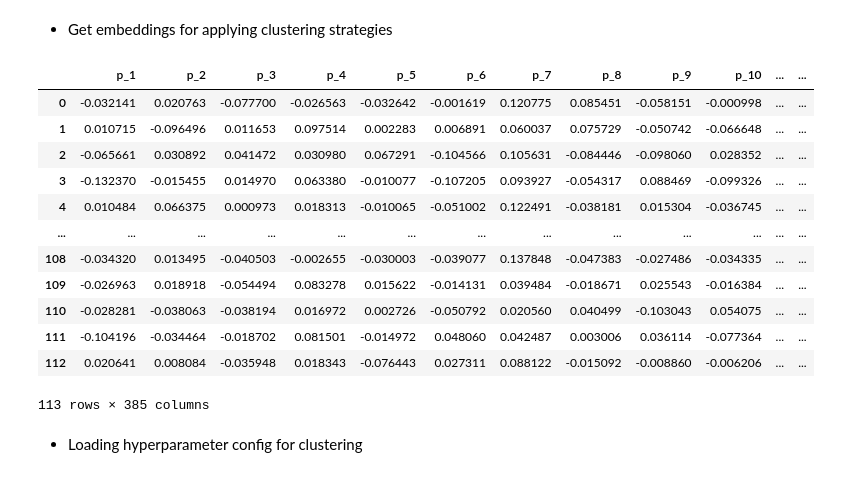
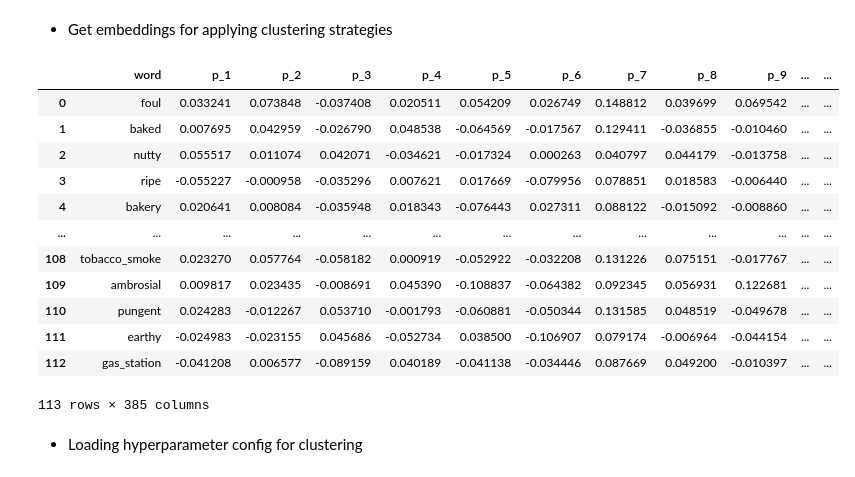
Before and after one commit to dMedinaO/demo_processing_odor, a Jupyter notebook: src/1_word_clustering.ipynb, the cells around one changed output. Cells and saved outputs as stored; diff of their text form; code cells hidden in the pictures.

```diff
--- a/src/1_word_clustering.ipynb
+++ b/src/1_word_clustering.ipynb
@@ -26,0 +35,3 @@ def get_profile(row, label_columns):
+# %%
+df_updated.drop(columns = ["fcfp_compact", "fcfp_environments"], inplace=True)
+df_updated.head(2)
@@ -26,0 +43,5 @@ def get_profile(row, label_columns):
+# %%
+cols = ["CAS-Id"] + [col for col in df_updated.columns if col != "CAS-Id"]
+df_updated = df_updated[cols]
+df_updated.columns = df_updated.columns.str.lower().str.replace("-", "_")
+df_updated.head(2)
@@ -27,4 +53,5 @@ def get_profile(row, label_columns):
 # %%
-df_data = pd.read_csv("../raw_data/curated_PrimaryOdor.csv")
-df_data.head(5)
+# df_data = pd.read_csv("../raw_data/curated_PrimaryOdor.csv")
+df_data = df_updated.copy()
+df_data.head(2)
 # %% [output]
@@ -51,7 +75,7 @@ Index(['standardized_smiles', 'odor_2', 'odor_3', 'odor_4', 'odor_5', 'odor_6',
 # %%
 list_unique_odors = []
 
-for i in range(2, 38):
+for i in range(1, 37):
     column = f"odor_{i}"
     unique_values = df_data[column].unique().tolist()
     unique_values = [str(value).replace(" ", "_").lower() for value in unique_values]
@@ -70,30 +94,30 @@ model = SentenceTransformer('all-MiniLM-L6-v2')
 # %%
 matrix_for_clustering = []
 list_words_for_clustering = []
 
 for word in list_unique_odors:
     if str(word) != "nan":
         vector = model.encode(word)
         matrix_for_clustering.append(vector)
         list_words_for_clustering.append(word)
 
 header = [f"p_{i+1}" for i in range(len(matrix_for_clustering[0]))]
 df_for_clustering = pd.DataFrame(data=matrix_for_clustering, columns=header)
-df_for_clustering['word'] = list_words_for_clustering
+df_for_clustering.insert(0, 'word', list_words_for_clustering)
 df_for_clustering
 # %% [output]
-|  | p_1 | p_2 | p_3 | p_4 | p_5 | p_6 | p_7 | p_8 | p_9 | p_10 | ... | ... |
-| 0 | -0.032141 | 0.020763 | -0.077700 | -0.026563 | -0.032642 | -0.001619 | 0.120775 | 0.085451 | -0.058151 | -0.000998 | ... | ... |
-| 1 | 0.010715 | -0.096496 | 0.011653 | 0.097514 | 0.002283 | 0.006891 | 0.060037 | 0.075729 | -0.050742 | -0.066648 | ... | ... |
-| 2 | -0.065661 | 0.030892 | 0.041472 | 0.030980 | 0.067291 | -0.104566 | 0.105631 | -0.084446 | -0.098060 | 0.028352 | ... | ... |
-| 3 | -0.132370 | -0.015455 | 0.014970 | 0.063380 | -0.010077 | -0.107205 | 0.093927 | -0.054317 | 0.088469 | -0.099326 | ... | ... |
-| 4 | 0.010484 | 0.066375 | 0.000973 | 0.018313 | -0.010065 | -0.051002 | 0.122491 | -0.038181 | 0.015304 | -0.036745 | ... | ... |
+|  | word | p_1 | p_2 | p_3 | p_4 | p_5 | p_6 | p_7 | p_8 | p_9 | ... | ... |
+| 0 | foul | 0.033241 | 0.073848 | -0.037408 | 0.020511 | 0.054209 | 0.026749 | 0.148812 | 0.039699 | 0.069542 | ... | ... |
+| 1 | baked | 0.007695 | 0.042959 | -0.026790 | 0.048538 | -0.064569 | -0.017567 | 0.129411 | -0.036855 | -0.010460 | ... | ... |
+| 2 | nutty | 0.055517 | 0.011074 | 0.042071 | -0.034621 | -0.017324 | 0.000263 | 0.040797 | 0.044179 | -0.013758 | ... | ... |
+| 3 | ripe | -0.055227 | -0.000958 | -0.035296 | 0.007621 | 0.017669 | -0.079956 | 0.078851 | 0.018583 | -0.006440 | ... | ... |
+| 4 | bakery | 0.020641 | 0.008084 | -0.035948 | 0.018343 | -0.076443 | 0.027311 | 0.088122 | -0.015092 | -0.008860 | ... | ... |
 | ... | ... | ... | ... | ... | ... | ... | ... | ... | ... | ... | ... | ... |
-| 108 | -0.034320 | 0.013495 | -0.040503 | -0.002655 | -0.030003 | -0.039077 | 0.137848 | -0.047383 | -0.027486 | -0.034335 | ... | ... |
-| 109 | -0.026963 | 0.018918 | -0.054494 | 0.083278 | 0.015622 | -0.014131 | 0.039484 | -0.018671 | 0.025543 | -0.016384 | ... | ... |
-| 110 | -0.028281 | -0.038063 | -0.038194 | 0.016972 | 0.002726 | -0.050792 | 0.020560 | 0.040499 | -0.103043 | 0.054075 | ... | ... |
-| 111 | -0.104196 | -0.034464 | -0.018702 | 0.081501 | -0.014972 | 0.048060 | 0.042487 | 0.003006 | 0.036114 | -0.077364 | ... | ... |
-| 112 | 0.020641 | 0.008084 | -0.035948 | 0.018343 | -0.076443 | 0.027311 | 0.088122 | -0.015092 | -0.008860 | -0.006206 | ... | ... |
+| 108 | tobacco_smoke | 0.023270 | 0.057764 | -0.058182 | 0.000919 | -0.052922 | -0.032208 | 0.131226 | 0.075151 | -0.017767 | ... | ... |
+| 109 | ambrosial | 0.009817 | 0.023435 | -0.008691 | 0.045390 | -0.108837 | -0.064382 | 0.092345 | 0.056931 | 0.122681 | ... | ... |
+| 110 | pungent | 0.024283 | -0.012267 | 0.053710 | -0.001793 | -0.060881 | -0.050344 | 0.131585 | 0.048519 | -0.049678 | ... | ... |
+| 111 | earthy | -0.024983 | -0.023155 | 0.045686 | -0.052734 | 0.038500 | -0.106907 | 0.079174 | -0.006964 | -0.044154 | ... | ... |
+| 112 | gas_station | -0.041208 | 0.006577 | -0.089159 | 0.040189 | -0.041138 | -0.034446 | 0.087669 | 0.049200 | -0.010397 | ... | ... |
 113 rows × 385 columns
 # %% [markdown]
 - Loading hyperparameter config for clustering
```
Also changed, not shown: parts of 5 cells of this notebook, 2 other files.
